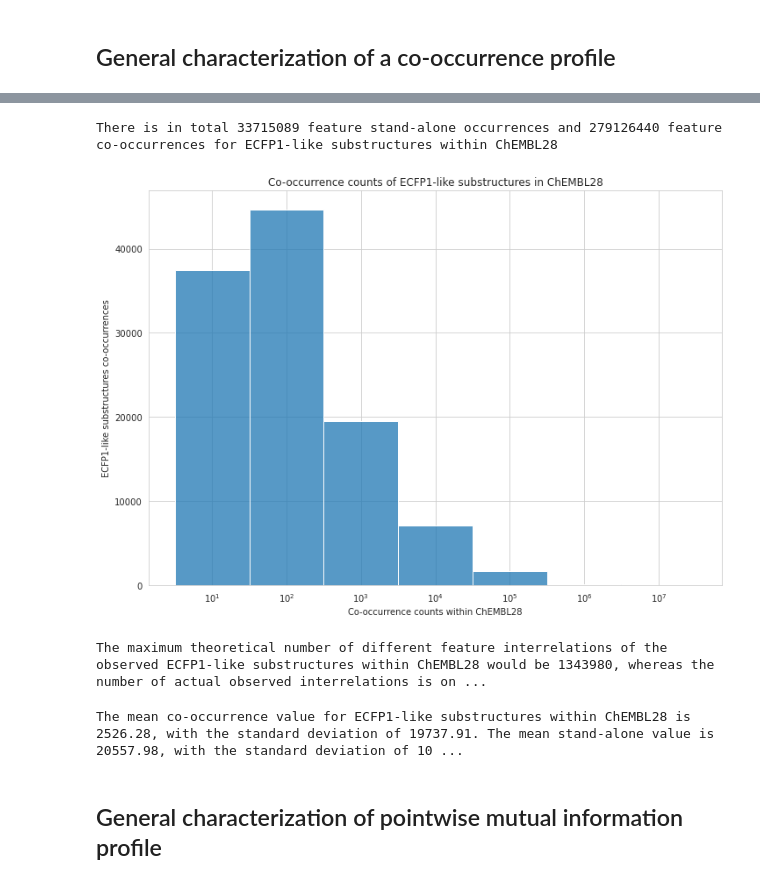
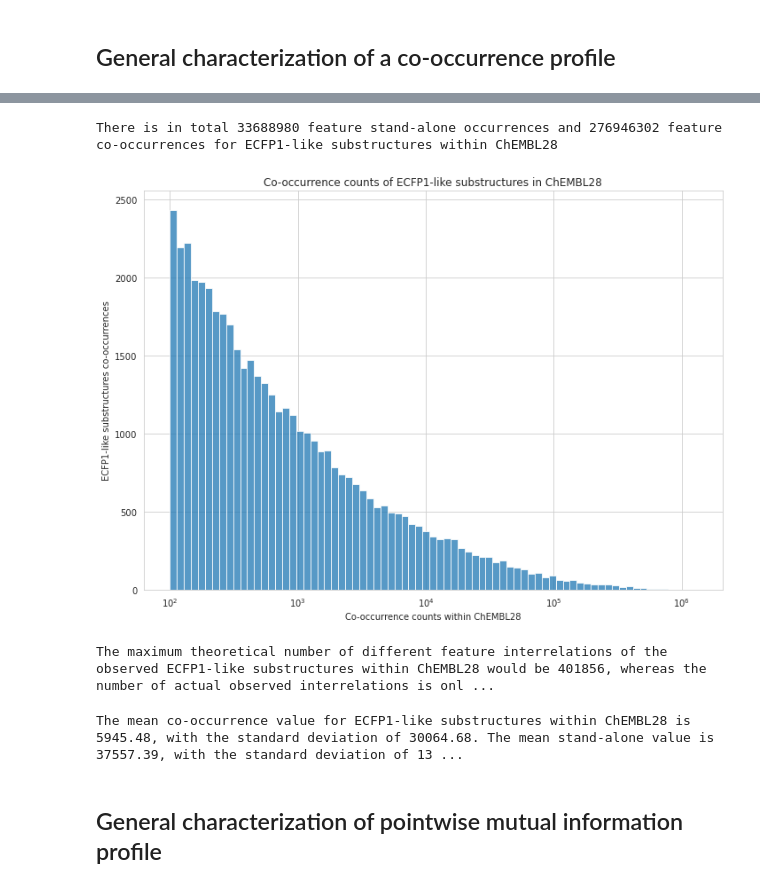
Before and after one commit to cmeloi/fip3, a Jupyter notebook: docs/cookbook/basic_interrelation_analysis.ipynb, the cells around one changed output, grey strips where cells are left out. Cells and saved outputs as stored; diff of their text form; code cells hidden in the pictures.

```diff
--- a/docs/cookbook/basic_interrelation_analysis.ipynb
+++ b/docs/cookbook/basic_interrelation_analysis.ipynb
@@ -16,6 +16,8 @@ OUTPUT_FIGURE_PATH = '../../scratch/data/chembl_28/pix'
 FEATURES_NAME = 'ECFP1-like substructures'
 COOCCURRENCE_MX_LINK = '../../scratch/data/chembl_28/ec_fragments_r1_coomx.csv'
 COOCCURRENCE_MX_VECTOR_COUNT = 2066376
+
+MINIMAL_COOCCURRENCE_CUTOFF = 100  # How many co-occurrences are needed to start tracking the relation
 
 HYBRID_FEATURES_NAME = FEATURES_NAME + " and ChEMBL activities"
 HYBRID_COOCCURRENCE_MX_LINK = '../../scratch/data/chembl_28/ec_fragments_r1_activities_coomx.csv'
@@ -26,5 +28,10 @@ REFERENCE_DATASET_LINK = '../../scratch/data/zinc_dark_matter/zinc_dm_in_stock_f
 REFERENCE_COOCCURRENCE_MX_LINK = '../../scratch/data/zinc_dark_matter/zinc_dm_in_stock_ec_fragments_r1_coomx.csv'
 REFERENCE_COOCCURRENCE_MX_VECTOR_COUNT = 5063486
 
-MINIMAL_COOCCURRENCE_CUTOFF = 10  # How many co-occurrences are needed to start tracking the relation
+# Derived from primary dataset, adjusted for size difference
+REFERENCE_MINIMAL_COOCCURRENCE_CUTOFF = int(MINIMAL_COOCCURRENCE_CUTOFF *
+                                            (REFERENCE_COOCCURRENCE_MX_VECTOR_COUNT /
+                                             COOCCURRENCE_MX_VECTOR_COUNT))
+
+TRACKED_FEATURES = ['Cannabinoid CB1 receptor']
 # %% [markdown]
@@ -108,26 +115,26 @@ Name: value, Length: 110489, dtype: int64
 print(f"There is in total {self_relations_values.sum()} feature stand-alone occurrences and \
 {cooccurrence_values.sum()} feature co-occurrences for {FEATURES_NAME} within {DATASET_NAME}")
 # %% [output]
-There is in total 33715089 feature stand-alone occurrences and 279126440 feature co-occurrences for ECFP1-like substructures within ChEMBL28
+There is in total 33688980 feature stand-alone occurrences and 276946302 feature co-occurrences for ECFP1-like substructures within ChEMBL28
 # %%
 title = f"Co-occurrence counts of {FEATURES_NAME} in {DATASET_NAME}"
 a4_dims = (11.7, 8.27)
 sns.set_style("whitegrid")
 fig, ax = plt.subplots(figsize=a4_dims)
-sns.histplot(cooccurrence_values, log_scale=True, discrete=True)
+sns.histplot(cooccurrence_values, log_scale=True)
 ax.set(title=title, xlabel=f"Co-occurrence counts within {DATASET_NAME}",
        ylabel=f"{FEATURES_NAME} co-occurrences")
 plt.savefig(f"{OUTPUT_FIGURE_PATH}/{title}.svg", format="svg")
 #plt.close()
 # %% [output]
-[figure, old version]
+[figure, new version]
 # %%
 print(f"The maximum theoretical number of different feature interrelations of the observed {FEATURES_NAME} \
 within {DATASET_NAME} would be {int(p.num_max_interrelations())}, whereas the number of actual observed \
 interrelations is only {p.num_raw_interrelations()}. Therefore, the interrelation matrix population ratio is \
 approx. {p.num_raw_interrelations() / p.num_max_interrelations():.4f}.")
 # %% [output]
-The maximum theoretical number of different feature interrelations of the observed ECFP1-like substructures within ChEMBL28 would be 1343980, whereas the number of actual observed interrelations is on ...
+The maximum theoretical number of different feature interrelations of the observed ECFP1-like substructures within ChEMBL28 would be 401856, whereas the number of actual observed interrelations is onl ...
 # %%
 print(f"The mean co-occurrence value for {FEATURES_NAME} within {DATASET_NAME} \
 is {p.mean_raw_interrelation_value():.2f}, \
@@ -135,7 +142,7 @@ with the standard deviation of {p.standard_raw_interrelation_deviation():.2f}. \
 The mean stand-alone value is {p.mean_self_relation_value():.2f}, \
 with the standard deviation of {p.standard_self_relation_deviation():.2f}.")
 # %% [output]
-The mean co-occurrence value for ECFP1-like substructures within ChEMBL28 is 2526.28, with the standard deviation of 19737.91. The mean stand-alone value is 20557.98, with the standard deviation of 10 ...
+The mean co-occurrence value for ECFP1-like substructures within ChEMBL28 is 5945.48, with the standard deviation of 30064.68. The mean stand-alone value is 37557.39, with the standard deviation of 13 ...
 # %% [markdown]
 ## General characterization of pointwise mutual information profile
 # %%
```
Also changed, not shown: parts of 71 cells of this notebook.
